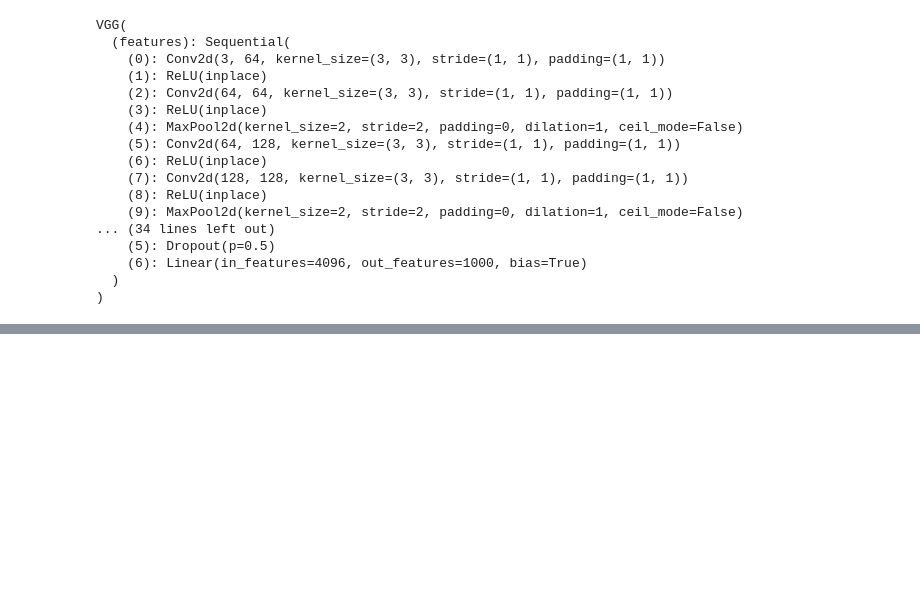
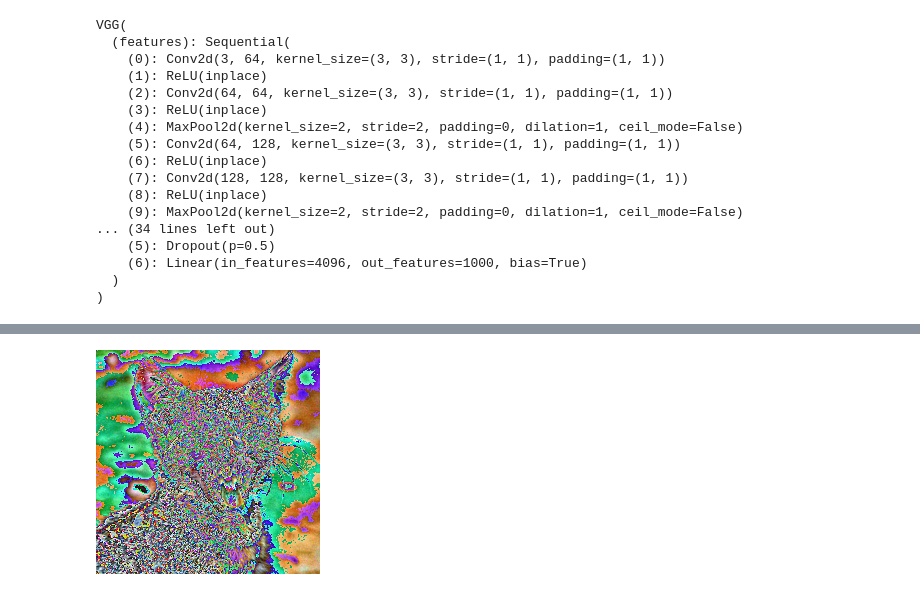
Before and after one commit to jackiexubm/NBB-Pytorch, a Jupyter notebook: explore.ipynb, the cells around one changed output, grey strips where cells are left out. Drawn from its saved outputs; the diff is of its cells as text; code cells hidden in the pictures; blank space fills up the shorter version.

```diff
--- a/explore.ipynb
+++ b/explore.ipynb
@@ -20,11 +21,13 @@ preprocess = transforms.Compose([transforms.Resize(224),
                                          transforms.Normalize(mean=[0.485, 0.456, 0.406],
                                                               std=[0.229, 0.224, 0.225])])
 
-hen = Image.open("hen.jpg")
-out = vgg(V(preprocess(hen).unsqueeze(0)).cuda())
-print('Prediction for hen.jpg is: %s'%(np.argmax(out.cpu().detach().numpy())))
+cat = Image.open("./images/cat.jpg")
+im_a = V(preprocess(cat).unsqueeze(0)).cuda()
+out = vgg(im_a)
+print('Prediction for cat.jpg is: %s'%(np.argmax(out.cpu().detach().numpy())))
 
-dog = Image.open("dog.jpg")
-out = vgg(V(preprocess(dog).unsqueeze(0)).cuda())
+dog = Image.open("./images/dog.jpg")
+im_b = V(preprocess(dog).unsqueeze(0)).cuda()
+out = vgg(im_b)
 print('Prediction for dog.jpg is: %s'%(np.argmax(out.cpu().detach().numpy())))
 # %% [output]
@@ -94,0 +86,24 @@ and those are the first 5 ReLU outputs
+# %%
+class AdaIN(torch.nn.Module):
+    def __init__(self):
+        super(AdaIN, self).__init__()
+
+    def forward(self, P, Q):
+        assert (P.size() == Q.size())
+        mu_a = torch.mean(P)
+        mu_b = torch.mean(Q)
+        mu_m = (mu_a + mu_b) / 2
+        sig_a = torch.std(P)
+        sig_b = torch.std(Q)
+        sig_m = (sig_a + sig_b) / 2
+        res = (P - mu_a) / sig_a * sig_m + mu_m
+        return res
+
+adain = AdaIN()
+# %%
+im_a_common = adain(im_a, im_b)
+im_b_common = adain(im_b, im_a)
+
+F.to_pil_image(im_a_common[0].cpu())
+# %% [output]
+[figure, added]
```
Also changed, not shown: parts of 10 cells of this notebook, 3 other files.
